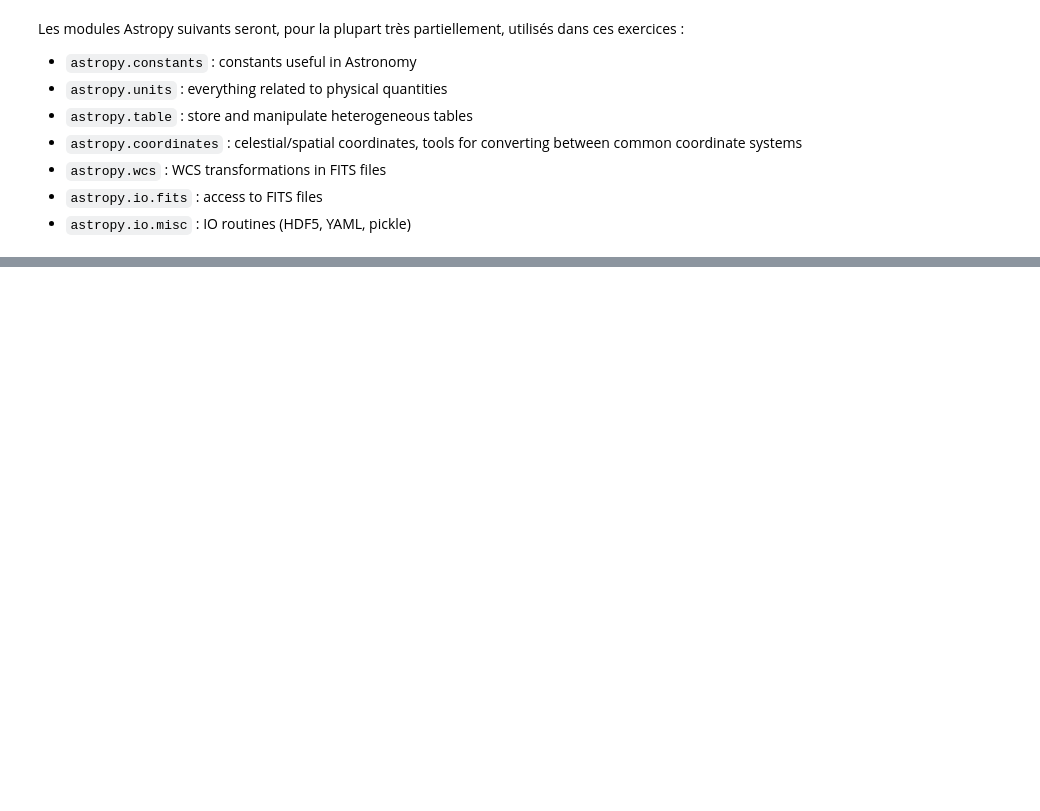
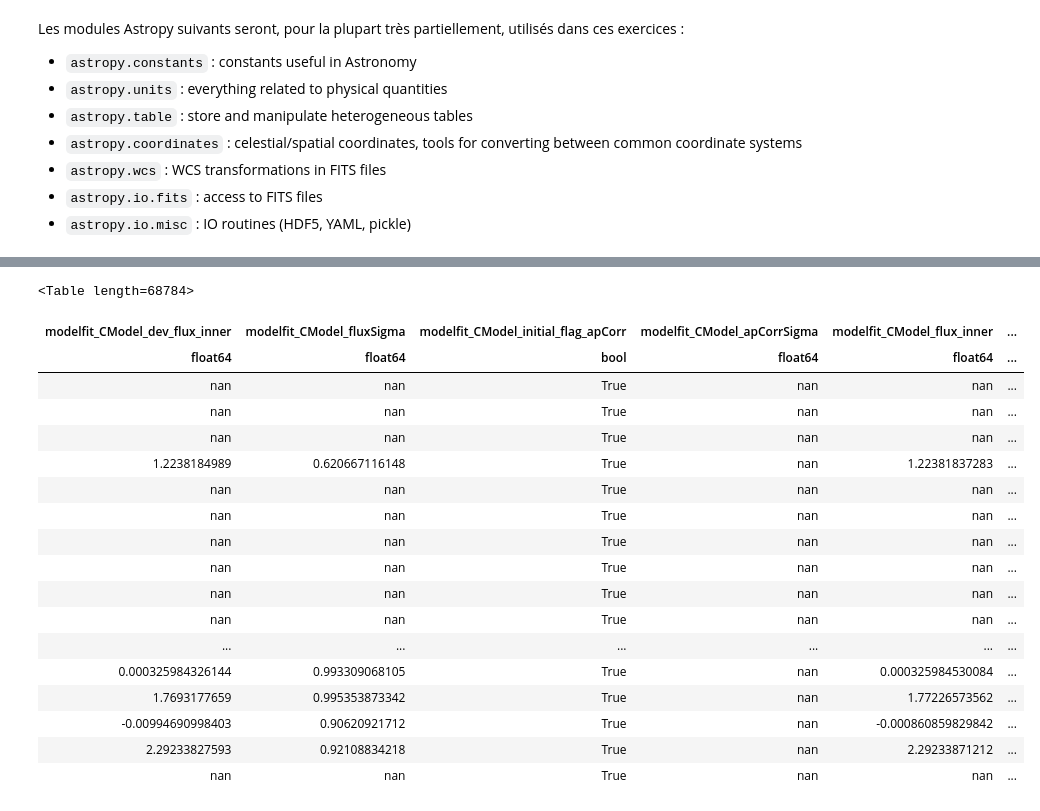
Before and after one commit to nicolaschotard/lsst_drp_analysis, a Jupyter notebook: python/6_astropy_exercices.ipynb, the cells around one changed output, grey strips where cells are left out. Drawn from its saved outputs; the diff is of its cells as text; code cells hidden in the pictures; blank space fills up the shorter version.

```diff
--- a/python/6_astropy_exercices.ipynb
+++ b/python/6_astropy_exercices.ipynb
@@ -35,0 +38,23 @@ import h5py
+# %%
+# 3. Visualisation de la table
+table
+# %% [output]
+<Table length=68784>
+| modelfit_CModel_dev_flux_inner | modelfit_CModel_fluxSigma | modelfit_CModel_initial_flag_apCorr | modelfit_CModel_apCorrSigma | modelfit_CModel_flux_inner | ... |
+| float64 | float64 | bool | float64 | float64 | ... |
+| nan | nan | True | nan | nan | ... |
+| nan | nan | True | nan | nan | ... |
+| nan | nan | True | nan | nan | ... |
+| 1.2238184989 | 0.620667116148 | True | nan | 1.22381837283 | ... |
+| nan | nan | True | nan | nan | ... |
+| nan | nan | True | nan | nan | ... |
+| nan | nan | True | nan | nan | ... |
+| nan | nan | True | nan | nan | ... |
+| nan | nan | True | nan | nan | ... |
+| nan | nan | True | nan | nan | ... |
+| ... | ... | ... | ... | ... | ... |
+| 0.000325984326144 | 0.993309068105 | True | nan | 0.000325984530084 | ... |
+| 1.7693177659 | 0.995353873342 | True | nan | 1.77226573562 | ... |
+| -0.00994690998403 | 0.90620921712 | True | nan | -0.000860859829842 | ... |
+| 2.29233827593 | 0.92108834218 | True | nan | 2.29233871212 | ... |
+| nan | nan | True | nan | nan | ... |
```
Also changed, not shown: parts of 8 cells of this notebook, 1 other file.
